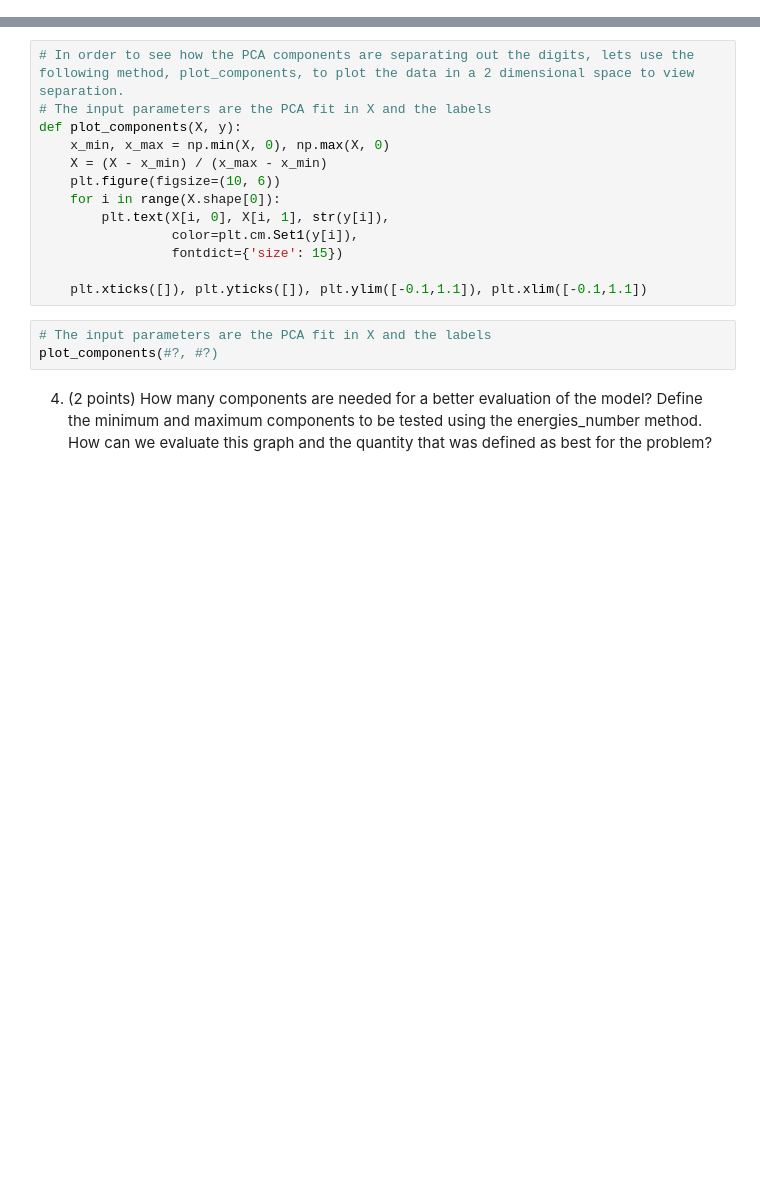
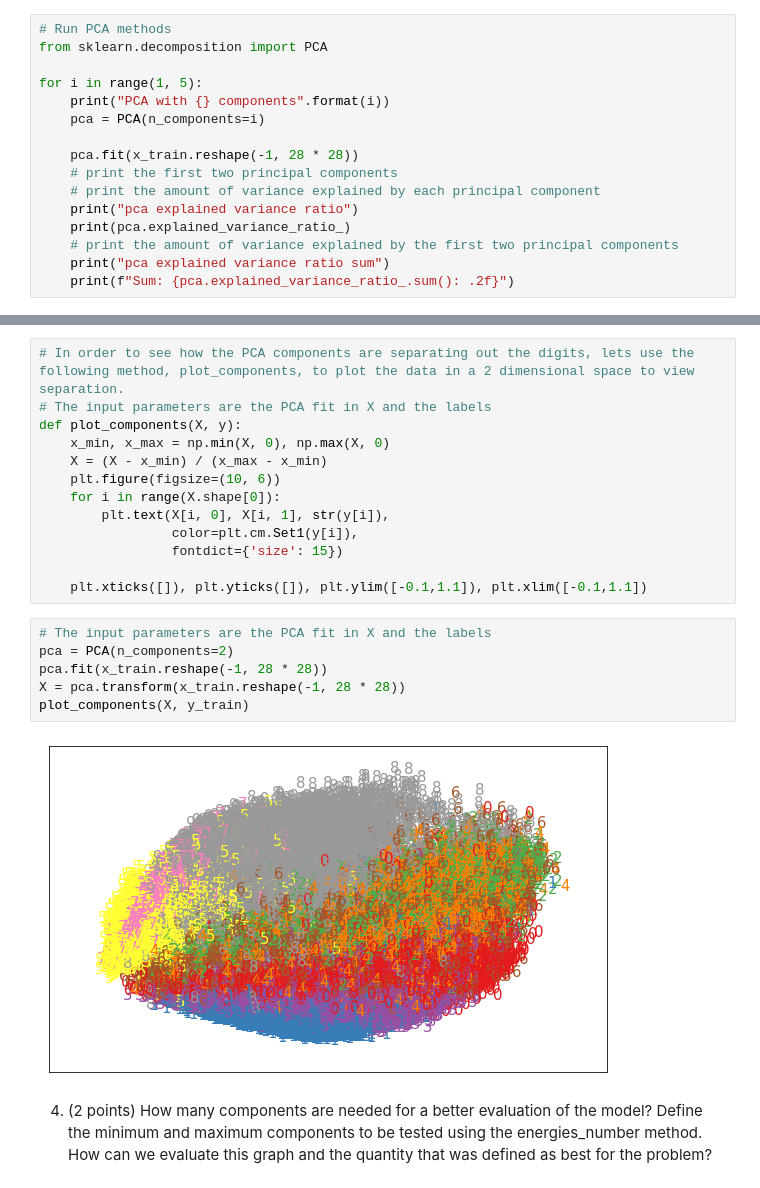
Before and after one commit to arthurcbaia/mc886, a Jupyter notebook: trab4/2022s2_mc886mo444_assignment_04.ipynb, the cells around one changed output, grey strips where cells are left out. Drawn from its saved outputs; the diff is of its cells as text; blank space fills up the shorter version.

Commit message:
train done

```diff
--- a/trab4/2022s2_mc886mo444_assignment_04.ipynb
+++ b/trab4/2022s2_mc886mo444_assignment_04.ipynb
@@ -280,0 +205,16 @@ print(val_accs[-1].item())
+# %%
+# Run PCA methods
+from sklearn.decomposition import PCA
+
+for i in range(1, 5):
+    print("PCA with {} components".format(i))
+    pca = PCA(n_components=i)
+
+    pca.fit(x_train.reshape(-1, 28 * 28))
+    # print the first two principal components
+    # print the amount of variance explained by each principal component
+    print("pca explained variance ratio")
+    print(pca.explained_variance_ratio_)
+    # print the amount of variance explained by the first two principal components
+    print("pca explained variance ratio sum")
+    print(f"Sum: {pca.explained_variance_ratio_.sum(): .2f}")
@@ -295,7 +332,12 @@ def plot_components(X, y):
     plt.xticks([]), plt.yticks([]), plt.ylim([-0.1,1.1]), plt.xlim([-0.1,1.1])
 # %%
 # The input parameters are the PCA fit in X and the labels
-plot_components(#?, #?)
+pca = PCA(n_components=2)
+pca.fit(x_train.reshape(-1, 28 * 28))
+X = pca.transform(x_train.reshape(-1, 28 * 28))
+plot_components(X, y_train)
+# %% [output]
+[figure, added]
 # %% [markdown]
 4. (2 points) How many components are needed for a better evaluation of the model? Define the minimum and maximum components to be tested using the energies_number method. How can we evaluate this graph and the quantity that was defined as best for the problem?
 # %%
```
Also changed, not shown: parts of 28 cells of this notebook.
